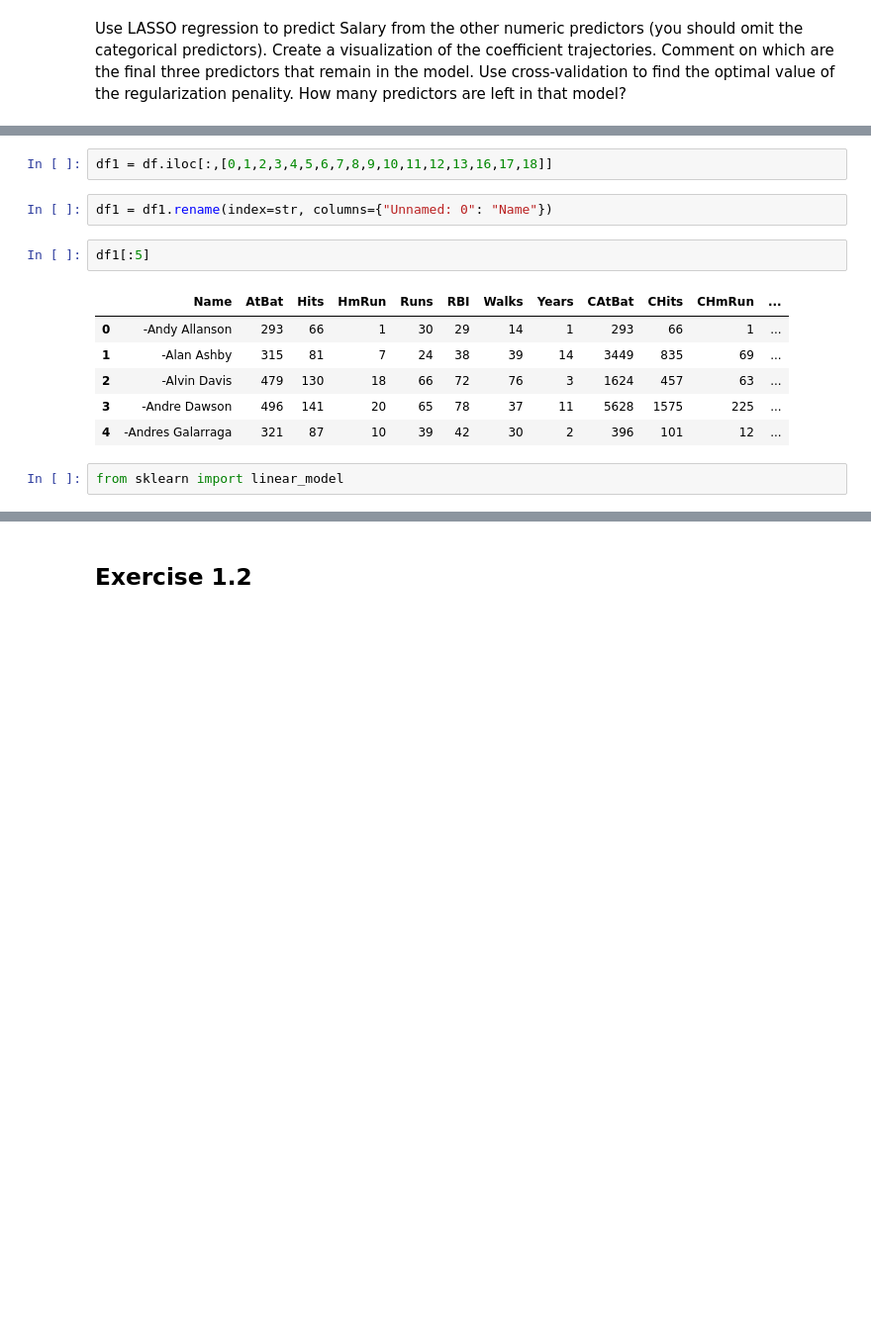
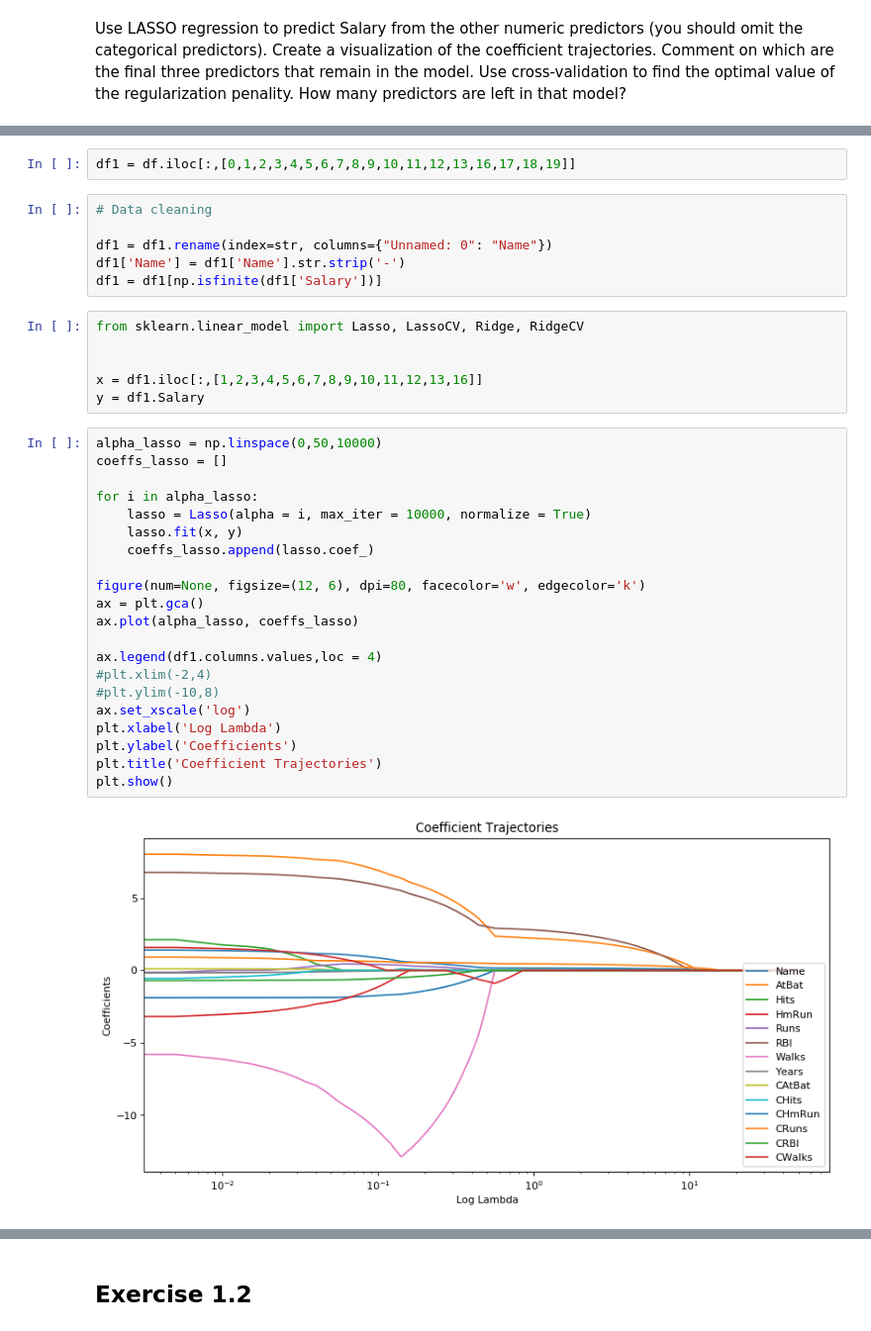
Before and after one commit to jyan33/ANLY590, a Jupyter notebook: ANLY590_Yan_HW0.ipynb, the cells around one changed output, grey strips where cells are left out. Shown: that part at 99% size. Cells and saved outputs as stored; diff of their text form; blank space fills up the shorter version.

```diff
--- a/ANLY590_Yan_HW0.ipynb
+++ b/ANLY590_Yan_HW0.ipynb
@@ -22,17 +21,39 @@ import pandas as pd
 
 df = pd.read_csv('Hitters.csv')
 # %%
-df1 = df.iloc[:,[0,1,2,3,4,5,6,7,8,9,10,11,12,13,16,17,18]]
+df1 = df.iloc[:,[0,1,2,3,4,5,6,7,8,9,10,11,12,13,16,17,18,19]]
 # %%
+# Data cleaning
+
 df1 = df1.rename(index=str, columns={"Unnamed: 0": "Name"})
+df1['Name'] = df1['Name'].str.strip('-')
+df1 = df1[np.isfinite(df1['Salary'])]
-# %%
-df1[:5]
-# %% [output]
-|  | Name | AtBat | Hits | HmRun | Runs | RBI | Walks | Years | CAtBat | CHits | CHmRun | ... |
-| 0 | -Andy Allanson | 293 | 66 | 1 | 30 | 29 | 14 | 1 | 293 | 66 | 1 | ... |
-| 1 | -Alan Ashby | 315 | 81 | 7 | 24 | 38 | 39 | 14 | 3449 | 835 | 69 | ... |
-| 2 | -Alvin Davis | 479 | 130 | 18 | 66 | 72 | 76 | 3 | 1624 | 457 | 63 | ... |
-| 3 | -Andre Dawson | 496 | 141 | 20 | 65 | 78 | 37 | 11 | 5628 | 1575 | 225 | ... |
-| 4 | -Andres Galarraga | 321 | 87 | 10 | 39 | 42 | 30 | 2 | 396 | 101 | 12 | ... |
-# %%
-from sklearn import linear_model
+# %%
+from sklearn.linear_model import Lasso, LassoCV, Ridge, RidgeCV
+
+
+x = df1.iloc[:,[1,2,3,4,5,6,7,8,9,10,11,12,13,16]]
+y = df1.Salary
+# %%
+alpha_lasso = np.linspace(0,50,10000)
+coeffs_lasso = []
+
+for i in alpha_lasso:
+    lasso = Lasso(alpha = i, max_iter = 10000, normalize = True)
+    lasso.fit(x, y)
+    coeffs_lasso.append(lasso.coef_)
+
+figure(num=None, figsize=(12, 6), dpi=80, facecolor='w', edgecolor='k')
+ax = plt.gca()
+ax.plot(alpha_lasso, coeffs_lasso)
+
+ax.legend(df1.columns.values,loc = 4)
+#plt.xlim(-2,4)
+#plt.ylim(-10,8)
+ax.set_xscale('log')
+plt.xlabel('Log Lambda')
+plt.ylabel('Coefficients')
+plt.title('Coefficient Trajectories')
+plt.show()
+# %% [output]
+[figure, added]
```
Also changed, not shown: parts of 10 cells of this notebook.
